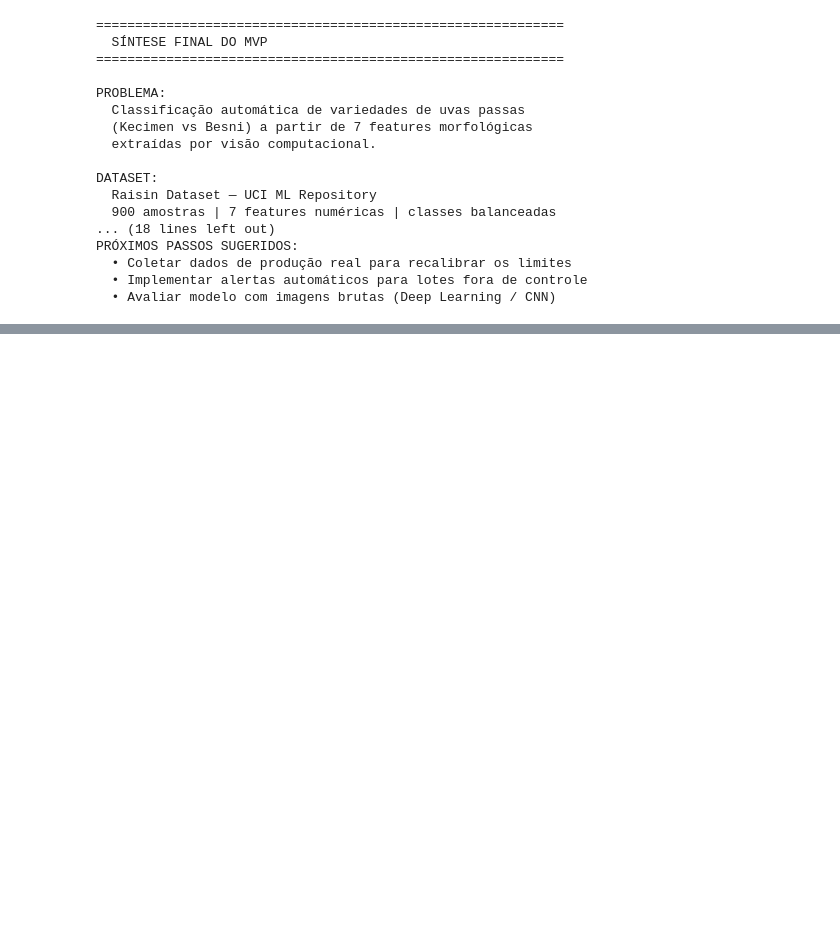
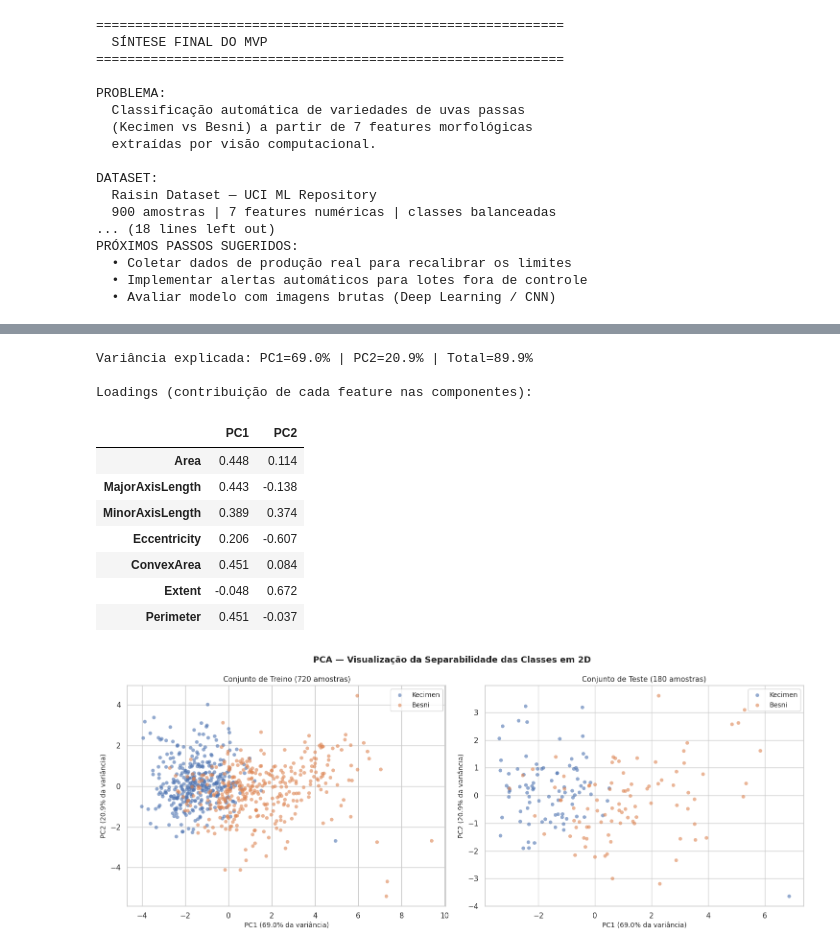
Before and after one commit to Isadora220825/MVP_CEP_Raisin-Quality-Control, a Jupyter notebook: MVP_(Raisin_Quality_Control)_Isadora_Messenberg_231013387.ipynb, the cells around one changed output, grey strips where cells are left out. Saved outputs shown, nothing was run; the diff lists cells and outputs as text; code cells hidden in the pictures; blank space fills up the shorter version.

```diff
--- a/MVP_(Raisin_Quality_Control)_Isadora_Messenberg_231013387.ipynb
+++ b/MVP_(Raisin_Quality_Control)_Isadora_Messenberg_231013387.ipynb
@@ -1651,0 +1855,69 @@ PRÓXIMOS PASSOS SUGERIDOS:
+# %%
+# CÉLULA 43 — PCA: visualização da separabilidade no espaço 2D
+# ============================================================
+
+# Explicação: PCA (Principal Component Analysis) é uma técnica
+# matemática que comprime as 7 features em 2 dimensões (componentes
+# principais) preservando a maior variância possível.
+# Isso nos permite visualizar em 2D se as classes são separáveis.
+# Cada componente principal é uma combinação linear das features originais.
+
+pca = PCA(n_components=2, random_state=42)
+
+# Explicação: aplicamos PCA nos dados padronizados de treino
+X_train_pca = pca.fit_transform(X_train_scaled)
+X_test_pca  = pca.transform(X_test_scaled)
+
+# Explicação: variância explicada — quanto da informação original
+# foi preservada nas 2 componentes
+var_exp = pca.explained_variance_ratio_
+print(f"Variância explicada: PC1={var_exp[0]*100:.1f}% | "
+      f"PC2={var_exp[1]*100:.1f}% | "
+      f"Total={sum(var_exp)*100:.1f}%")
+
+# Explicação: loadings mostram a contribuição de cada feature
+# original para cada componente principal
+loadings = pd.DataFrame(
+    pca.components_.T,
+    index=features,
+    columns=['PC1', 'PC2']
+).round(3)
+print("\nLoadings (contribuição de cada feature nas componentes):")
+display(loadings)
+
+# --- Gráfico: scatter plot no espaço PCA ---
+fig, axes = plt.subplots(1, 2, figsize=(15, 6))
+fig.suptitle('PCA — Visualização da Separabilidade das Classes em 2D',
+             fontsize=13, fontweight='bold')
+
+cores_pca = {'Kecimen': '#4C72B0', 'Besni': '#DD8452'}
+
+for ax, (titulo, X_pca, y_pca) in zip(axes, [
+    ('Conjunto de Treino (720 amostras)', X_train_pca, y_train),
+    ('Conjunto de Teste (180 amostras)',  X_test_pca,  y_test)
+]):
+    for classe, cor in cores_pca.items():
+        mask = np.array(y_pca) == classe
+        ax.scatter(X_pca[mask, 0], X_pca[mask, 1],
+                   c=cor, label=classe, alpha=0.6, s=30, edgecolors='none')
+
+    ax.set_title(titulo, fontsize=11)
+    ax.set_xlabel(f'PC1 ({var_exp[0]*100:.1f}% da variância)', fontsize=10)
+    ax.set_ylabel(f'PC2 ({var_exp[1]*100:.1f}% da variância)', fontsize=10)
+    ax.legend(fontsize=10)
+
+plt.tight_layout()
+plt.show()
+# %% [output]
+Variância explicada: PC1=69.0% | PC2=20.9% | Total=89.9%
+
+Loadings (contribuição de cada feature nas componentes):
+|  | PC1 | PC2 |
+| Area | 0.448 | 0.114 |
+| MajorAxisLength | 0.443 | -0.138 |
+| MinorAxisLength | 0.389 | 0.374 |
+| Eccentricity | 0.206 | -0.607 |
+| ConvexArea | 0.451 | 0.084 |
+| Extent | -0.048 | 0.672 |
+| Perimeter | 0.451 | -0.037 |
+[figure, added]
```
Also changed, not shown: parts of 9 cells of this notebook.
